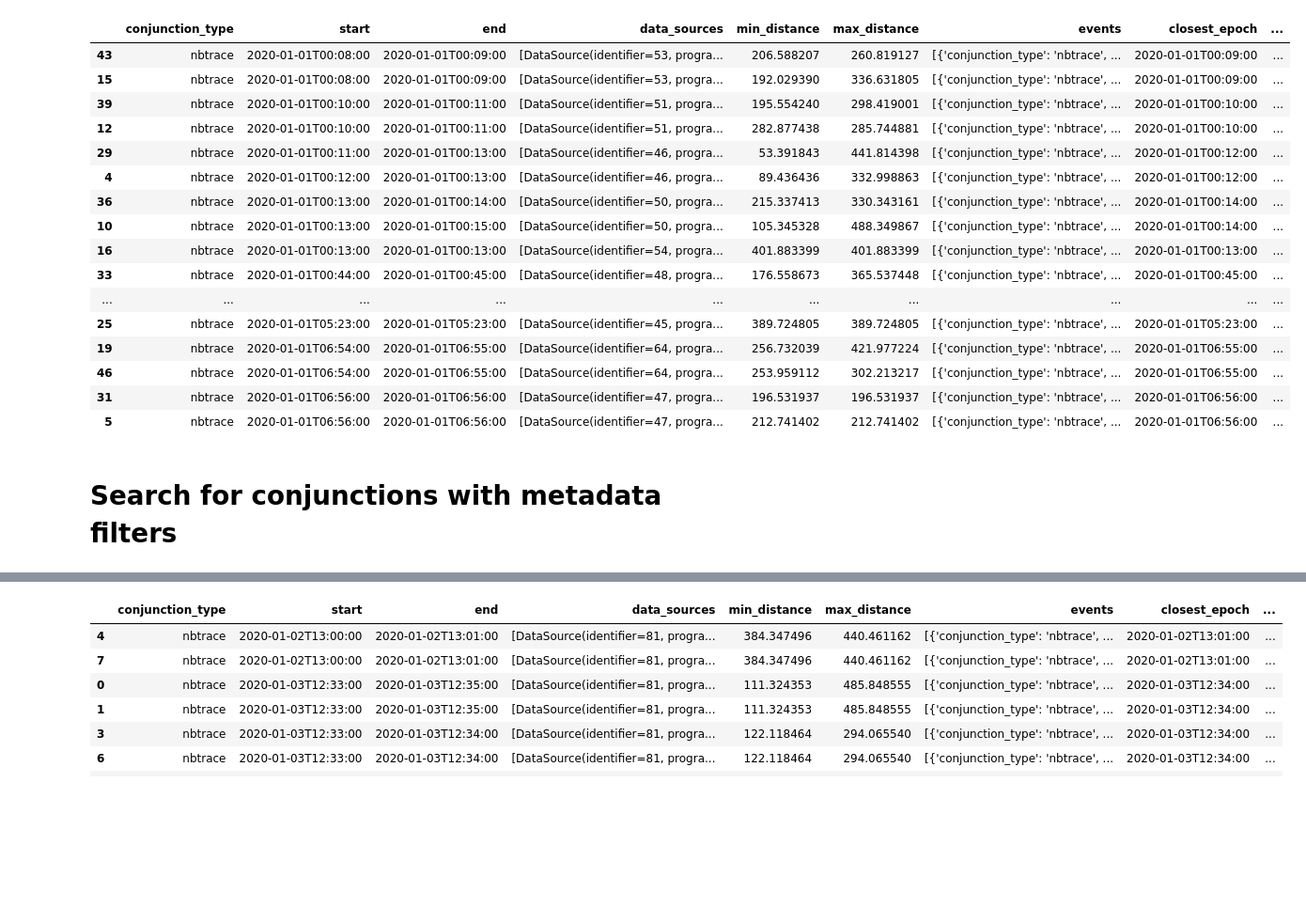
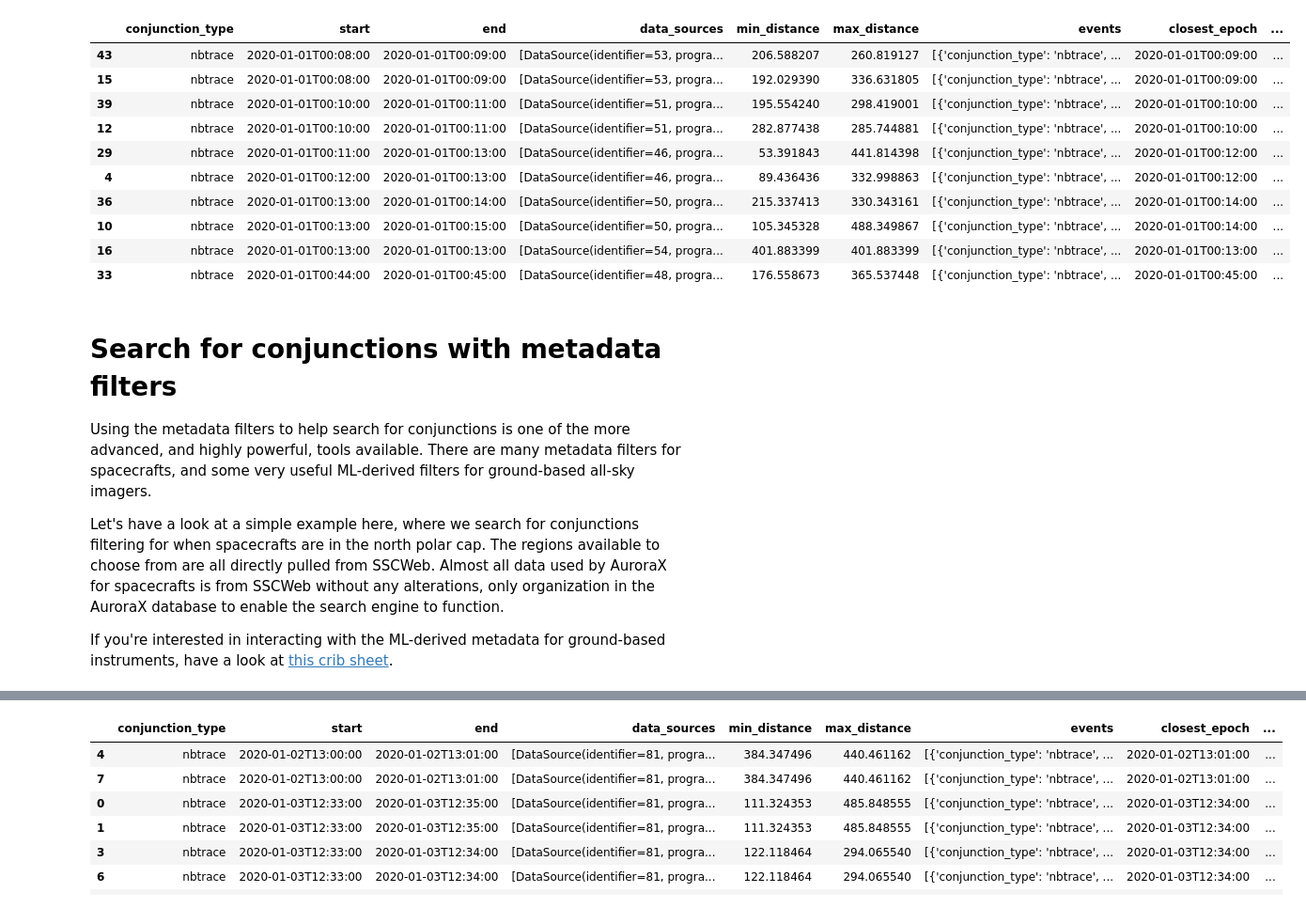
Before and after one commit to aurorax-space/pyaurorax, a Jupyter notebook: examples/notebooks/search/search_conjunctions.ipynb, the cells around one changed output, grey strips where cells are left out. Shown at 94% size. Drawn from its saved outputs; the diff is of its cells as text; code cells hidden in the pictures; blank space fills up the shorter version.

Commit message:
updates for conjunction searching

```diff
--- a/examples/notebooks/search/search_conjunctions.ipynb
+++ b/examples/notebooks/search/search_conjunctions.ipynb
@@ -32,26 +35,33 @@ s = aurorax.search.conjunctions.search(start, end, distance, ground=ground, spac
 # %%
-# output data as a pandas dataframe
+# output data
+#
+# NOTE: while here we format the results into a Pandas dataframe, this
+# is not required. We actually don't include Pandas as a dependency since
+# it's used simply as a nice add-on to view data. If you're good with slicing
+# and dicing lists and dictionaries, you'll be fine without it.
 conjunctions = [c.__dict__ for c in s.data]
 df = pd.DataFrame(conjunctions)
-df.sort_values("start")
+
+# let's show the first 10 conjunctions, sorted by 'start' time
+df.sort_values("start")[0:10]
 # %% [output]
 |  | conjunction_type | start | end | data_sources | min_distance | max_distance | events | closest_epoch | ... |
 | 43 | nbtrace | 2020-01-01T00:08:00 | 2020-01-01T00:09:00 | [DataSource(identifier=53, progra... | 206.588207 | 260.819127 | [{'conjunction_type': 'nbtrace', ... | 2020-01-01T00:09:00 | ... |
 | 15 | nbtrace | 2020-01-01T00:08:00 | 2020-01-01T00:09:00 | [DataSource(identifier=53, progra... | 192.029390 | 336.631805 | [{'conjunction_type': 'nbtrace', ... | 2020-01-01T00:09:00 | ... |
 | 39 | nbtrace | 2020-01-01T00:10:00 | 2020-01-01T00:11:00 | [DataSource(identifier=51, progra... | 195.554240 | 298.419001 | [{'conjunction_type': 'nbtrace', ... | 2020-01-01T00:10:00 | ... |
 | 12 | nbtrace | 2020-01-01T00:10:00 | 2020-01-01T00:11:00 | [DataSource(identifier=51, progra... | 282.877438 | 285.744881 | [{'conjunction_type': 'nbtrace', ... | 2020-01-01T00:10:00 | ... |
 | 29 | nbtrace | 2020-01-01T00:11:00 | 2020-01-01T00:13:00 | [DataSource(identifier=46, progra... | 53.391843 | 441.814398 | [{'conjunction_type': 'nbtrace', ... | 2020-01-01T00:12:00 | ... |
 | 4 | nbtrace | 2020-01-01T00:12:00 | 2020-01-01T00:13:00 | [DataSource(identifier=46, progra... | 89.436436 | 332.998863 | [{'conjunction_type': 'nbtrace', ... | 2020-01-01T00:12:00 | ... |
 | 36 | nbtrace | 2020-01-01T00:13:00 | 2020-01-01T00:14:00 | [DataSource(identifier=50, progra... | 215.337413 | 330.343161 | [{'conjunction_type': 'nbtrace', ... | 2020-01-01T00:14:00 | ... |
 | 10 | nbtrace | 2020-01-01T00:13:00 | 2020-01-01T00:15:00 | [DataSource(identifier=50, progra... | 105.345328 | 488.349867 | [{'conjunction_type': 'nbtrace', ... | 2020-01-01T00:14:00 | ... |
 | 16 | nbtrace | 2020-01-01T00:13:00 | 2020-01-01T00:13:00 | [DataSource(identifier=54, progra... | 401.883399 | 401.883399 | [{'conjunction_type': 'nbtrace', ... | 2020-01-01T00:13:00 | ... |
 | 33 | nbtrace | 2020-01-01T00:44:00 | 2020-01-01T00:45:00 | [DataSource(identifier=48, progra... | 176.558673 | 365.537448 | [{'conjunction_type': 'nbtrace', ... | 2020-01-01T00:45:00 | ... |
-| ... | ... | ... | ... | ... | ... | ... | ... | ... | ... |
-| 25 | nbtrace | 2020-01-01T05:23:00 | 2020-01-01T05:23:00 | [DataSource(identifier=45, progra... | 389.724805 | 389.724805 | [{'conjunction_type': 'nbtrace', ... | 2020-01-01T05:23:00 | ... |
-| 19 | nbtrace | 2020-01-01T06:54:00 | 2020-01-01T06:55:00 | [DataSource(identifier=64, progra... | 256.732039 | 421.977224 | [{'conjunction_type': 'nbtrace', ... | 2020-01-01T06:55:00 | ... |
-| 46 | nbtrace | 2020-01-01T06:54:00 | 2020-01-01T06:55:00 | [DataSource(identifier=64, progra... | 253.959112 | 302.213217 | [{'conjunction_type': 'nbtrace', ... | 2020-01-01T06:55:00 | ... |
-| 31 | nbtrace | 2020-01-01T06:56:00 | 2020-01-01T06:56:00 | [DataSource(identifier=47, progra... | 196.531937 | 196.531937 | [{'conjunction_type': 'nbtrace', ... | 2020-01-01T06:56:00 | ... |
-| 5 | nbtrace | 2020-01-01T06:56:00 | 2020-01-01T06:56:00 | [DataSource(identifier=47, progra... | 212.741402 | 212.741402 | [{'conjunction_type': 'nbtrace', ... | 2020-01-01T06:56:00 | ... |
 # %% [markdown]
 # Search for conjunctions with metadata filters
+
+Using the metadata filters to help search for conjunctions is one of the more advanced, and highly powerful, tools available. There are many metadata filters for spacecrafts, and some very useful ML-derived filters for ground-based all-sky imagers.
+
+Let's have a look at a simple example here, where we search for conjunctions filtering for when spacecrafts are in the north polar cap. The regions available to choose from are all directly pulled from SSCWeb. Almost all data used by AuroraX for spacecrafts is from SSCWeb without any alterations, only organization in the AuroraX database to enable the search engine to function.
+
+If you're interested in interacting with the ML-derived metadata for ground-based instruments, have a look at [this crib sheet](https://github.com/aurorax-space/pyaurorax/tree/main/examples/notebooks/search/search_ephemeris_ml.ipynb).
 # %%
```
Also changed, not shown: parts of 29 cells of this notebook, 6 other files.
